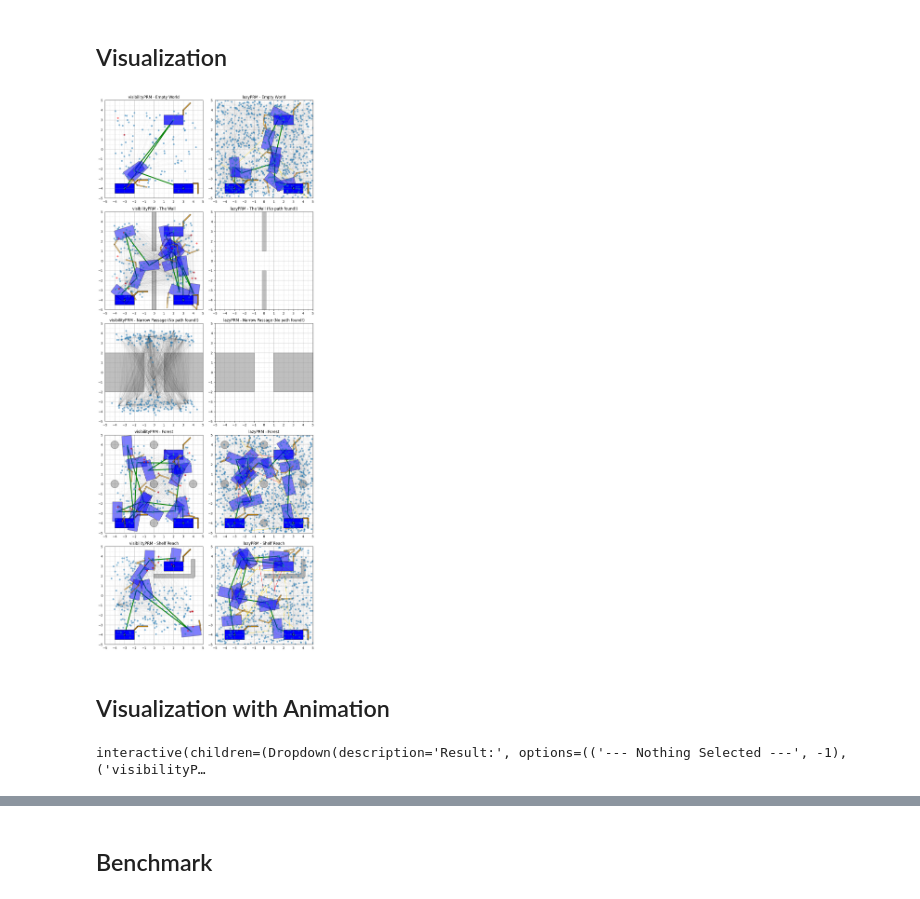
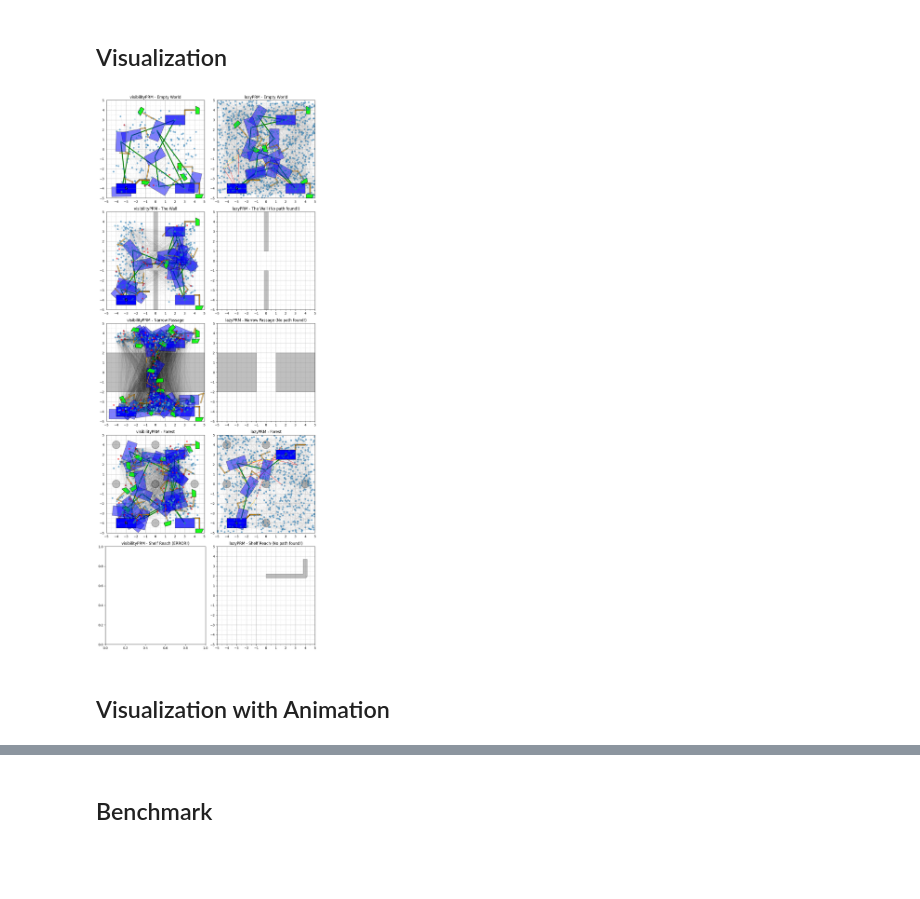
Before and after one commit to Paulchenn/Mobiler_Manipulator, a Jupyter notebook: notebooks/Mobile_Manipulator_Main.ipynb, the cells around one changed output, grey strips where cells are left out. Saved outputs shown, nothing was run; the diff lists cells and outputs as text; code cells hidden in the pictures; blank space fills up the shorter version.

```diff
--- a/notebooks/Mobile_Manipulator_Main.ipynb
+++ b/notebooks/Mobile_Manipulator_Main.ipynb
@@ -97,14 +94,14 @@ Planner Root added to path: /Users/glaserpaul/Documents/010_HKA_RKIM/Mobiler_Man
 plannerFactory = dict()
 
 visbilityConfig = dict()
-visbilityConfig["ntry"] = 50
+visbilityConfig["ntry"] = 100
 plannerFactory["visibilityPRM"] = [VisPRM, visbilityConfig, visibilityPRMVisualize]
 
 lazyConfig = dict()
 lazyConfig["initialRoadmapSize"] = 200
 lazyConfig["updateRoadmapSize"]  = 50
-lazyConfig["kNearest"] = 10
-lazyConfig["maxIterations"] = 20
+lazyConfig["kNearest"] = 14
+lazyConfig["maxIterations"] = 40
 plannerFactory["lazyPRM"] = [LazyPRM, lazyConfig, lazyPRMVisualize]
 
 print("Planner initialization successfull. Following Planners loaded:")
@@ -234,15 +274,16 @@ for key, producer in list(plannerFactory.items()):
 
         try:
             # --- Hier passiert jetzt die Magie in einer Zeile ---
-            full_path = MultiGoalPlannerRunner.run_benchmark(planner, benchmark, config)
+            full_path, action_events = MultiGoalPlannerRunner.run_benchmark(planner, benchmark, config)
 
             # Ergebnis speichern
             resultList.append(ResultCollection(
-                key,
-                planner, # Der Planner wurde in run_benchmark manipuliert (Graph, Edges)
-                benchmark,
-                full_path,
-                IPPerfMonitor.dataFrame()
+                plannerFactoryName=key,
+                planner=planner, # Der Planner wurde in run_benchmark manipuliert (Graph, Edges)
+                benchmark=benchmark,
+                solution=full_path,
+                actions=action_events,
+                perfDataFrame=IPPerfMonitor.dataFrame()
                 )
             )
             plotList.append(1)
@@ -251,8 +292,8 @@ for key, producer in list(plannerFactory.items()):
             plotList.append(0)
             print("        PLANNING ERROR:", e)
             # Optional: Traceback für Details
-            # import traceback
-            # traceback.print_exc()
+            import traceback
+            traceback.print_exc()
             pass
 
 print("="*50)
@@ -313,7 +383,7 @@ for i, _ in enumerate(plotList):
 
     try:
         # 1. Plotten
-        plannerFactory[result.plannerFactoryName][2](result.planner, result.solution, ax=ax, nodeSize=20, plot_only_solution=False)
+        plannerFactory[result.plannerFactoryName][2](result.planner, result.solution, result.actions, ax=ax, nodeSize=20, plot_only_solution=False)
 
         # --- NEU: Limits und Seitenverhältnis setzen ---
         # Wir holen uns die Grenzen aus dem Collision Checker des Benchmarks
@@ -325,79 +395,33 @@ for i, _ in enumerate(plotList):
         ax.set_aspect('equal') # Verhindert Verzerrung (Kreise bleiben rund)
 
         # --- Grid und Achsen Formatierung ---
         ax.axis('on')
 
         # Major Ticks auf 1.0
         ax.xaxis.set_major_locator(ticker.MultipleLocator(1.0))
         ax.yaxis.set_major_locator(ticker.MultipleLocator(1.0))
 
         # Minor Ticks auf 0.5
         ax.xaxis.set_minor_locator(ticker.MultipleLocator(0.5))
         ax.yaxis.set_minor_locator(ticker.MultipleLocator(0.5))
 
         # Gitter zeichnen
         ax.grid(which='major', alpha=0.5, color='gray', linestyle='-')
         ax.grid(which='minor', alpha=0.2, color='gray', linestyle='--')
 
         # Labels anzeigen
         ax.tick_params(axis='both', which='both', labelbottom=True, labelleft=True)
 
     except Exception as e:
         print ("Error", e)
         # import traceback
         # traceback.print_exc()
         pass
 
 plt.tight_layout()
 if do_prints:
     print("="*50)
 # %% [output]
-[figure, old version]
+[figure, new version]
 # %% [markdown]
 ## Visualization with Animation
-# %%
-# --- Filter Successful Results ---
-successful_results = [res for res in resultList if res.solution != []]
-
-# Echte Optionen erstellen
-result_options = [(f"{res.plannerFactoryName} - {res.benchmark.name}", i) for i, res in enumerate(successful_results)]
-
-# --- ÄNDERUNG: Dummy-Option am Anfang einfügen ---
-# Wir nutzen -1 als Kennzeichnung für "Nichts ausgewählt"
-result_options.insert(0, ("--- Nothing Selected ---", -1))
-
-# Wir prüfen successful_results statt result_options, da result_options jetzt immer mind. 1 Eintrag hat
-if not successful_results:
-    print("No paths found to animate.")
-else:
-    def show_smooth_anim(result_index):
-        # --- ÄNDERUNG: Sofortiger Abbruch bei Dummy-Auswahl ---
-        if result_index == -1:
-            # Optional: Eine leere Ausgabe oder ein Hinweis
-            print("Please select a result from the menu to start the animation.")
-            return
-
-        # Result holen
-        res = successful_results[result_index]
-
-        # Globale Limits nutzen oder Default fallback
-        try:
-            anim_limits = LIMITS
-        except NameError:
-            anim_limits = (-10, 25)
-
-        # Animation generieren
-        anim_html = IPAnimator.animate_solution(plannerFactory, res, limits=anim_limits, interval=75, step_size=0.25)
-
-        if anim_html:
-            display(anim_html)
-
-    # Interaktives Widget starten
-    interact(show_smooth_anim,
-             result_index=Dropdown(
-                 options=result_options,
-                 description="Result:",
-                 value=-1 # Standardmäßig den "Nichts"-Wert auswählen
-             ));
-# %% [output]
-interactive(children=(Dropdown(description='Result:', options=(('--- Nothing Selected ---', -1), ('visibilityP…
```
Also changed, not shown: parts of 5 cells of this notebook, 9 other files.
